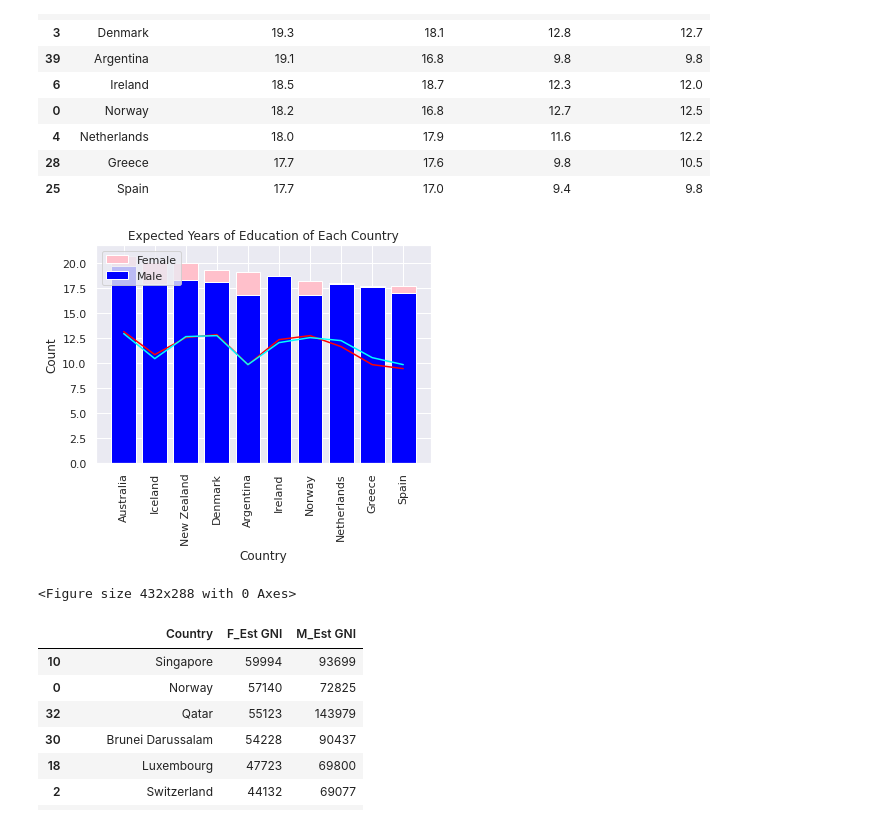
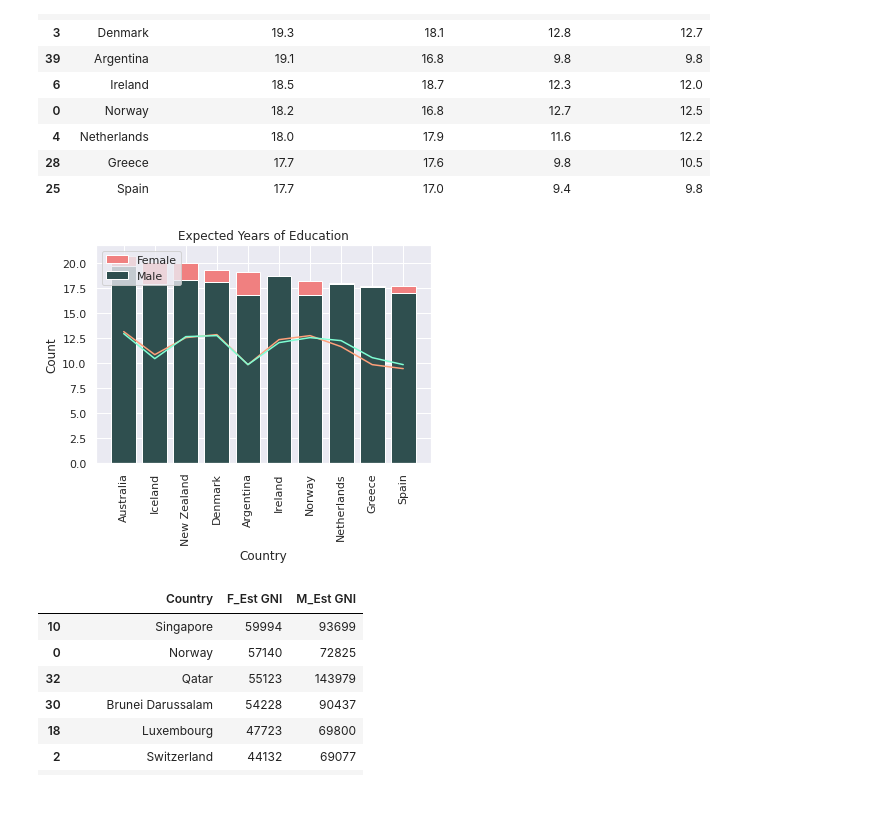
Before and after one commit to TiffanyHizon/-58022---CpE-AIDA-Lab, a Jupyter notebook: CS4 Dataset Exploration/58021_CS4_Dataset_Exploration_Buh_AI.ipynb, the cells around one changed output. Saved outputs shown, nothing was run; the diff lists cells and outputs as text; code cells hidden in the pictures.

```diff
--- a/CS4 Dataset Exploration/58021_CS4_Dataset_Exploration_Buh_AI.ipynb
+++ b/CS4 Dataset Exploration/58021_CS4_Dataset_Exploration_Buh_AI.ipynb
@@ -857,19 +873,18 @@ sortedExpEduc
 # %%
 plt.ylabel('Count')
 plt.xlabel('Country')
-plt.title('Expected Years of Education of Each Country')
-plt.bar(sortedExpEduc['Country'], sortedExpEduc['F_Exp Education Years'], color='pink', label='Female')
-plt.bar(sortedExpEduc['Country'], sortedExpEduc['M_Exp Education Years'], color='blue', label='Male')
-sns.lineplot(sortedExpEduc['Country'], sortedExpEduc['F_Mean Educ Years'], color='red')
-sns.lineplot(sortedExpEduc['Country'], sortedExpEduc['M_Mean Educ Years'], color='cyan')
+plt.title('Expected Years of Education')
+plt.bar(sortedExpEduc['Country'], sortedExpEduc['F_Exp Education Years'], color='lightcoral', label='Female')
+plt.bar(sortedExpEduc['Country'], sortedExpEduc['M_Exp Education Years'], color='darkslategrey', label='Male')
+sns.lineplot(sortedExpEduc['Country'], sortedExpEduc['F_Mean Educ Years'], color='lightsalmon')
+sns.lineplot(sortedExpEduc['Country'], sortedExpEduc['M_Mean Educ Years'], color='aquamarine')
 plt.xticks(rotation=90)
 
 plt.legend(loc='upper left')
+plt.savefig('Exp Educ Years Top 10.png', dpi=300, bbox_inches='tight')
 plt.show()
-plt.savefig('Exp Educ Years Top 10.png', dpi=300)
 # %% [output]
-[figure, old version]
+[figure, new version]
-<Figure size 432x288 with 0 Axes>
 # %%
 sortedGNI = genderDev_DF.sort_values(by=['F_Est GNI', 'M_Est GNI'], ascending=False).head(10)
 sortedGNI = sortedGNI[['Country', 'F_Est GNI', 'M_Est GNI']]
```
Also changed, not shown: parts of 37 cells of this notebook.
